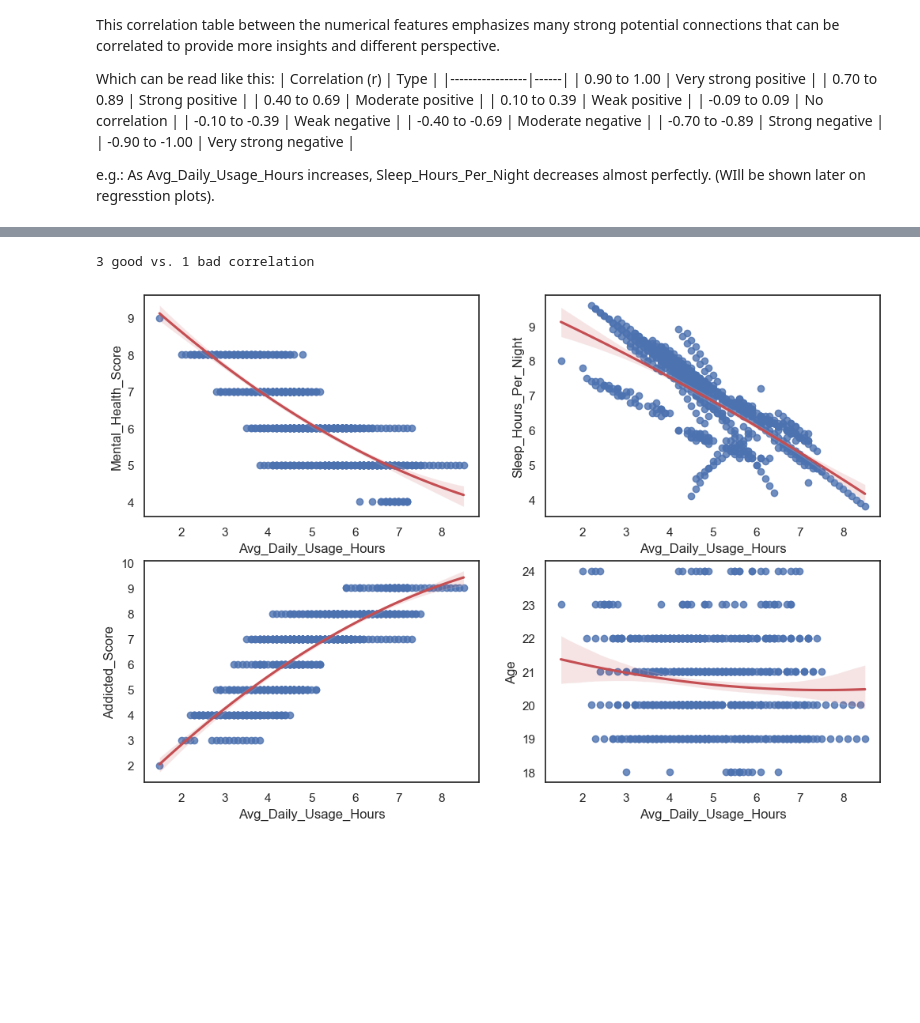
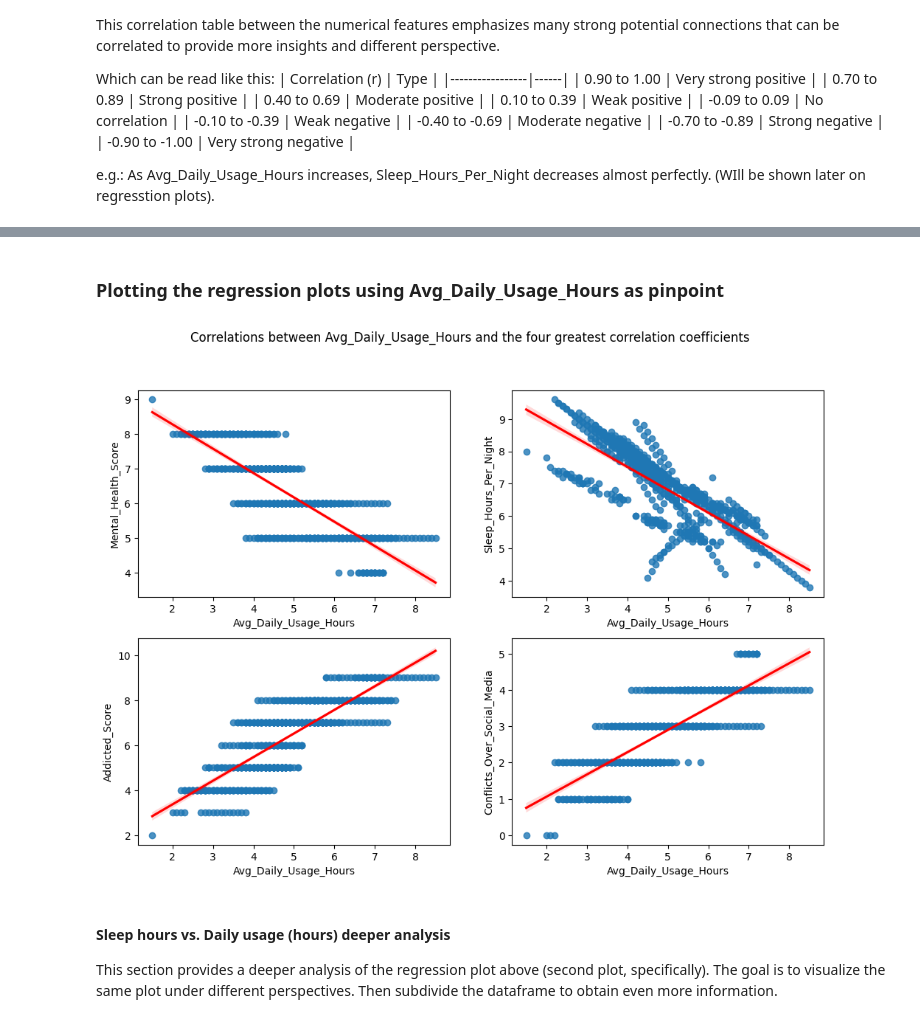
Before and after one commit to Andradev101/pause-student-social-media-addiction-eda, a Jupyter notebook: notebooks/eda.ipynb, the cells around one changed output, grey strips where cells are left out. Saved outputs shown, nothing was run; the diff lists cells and outputs as text; code cells hidden in the pictures; blank space fills up the shorter version.

Commit message:
restructured notebook for easier read | still working on bivariate analysis

```diff
--- a/notebooks/eda.ipynb
+++ b/notebooks/eda.ipynb
@@ -269,41 +278,47 @@ How does Avg_Daily_Usage_Hours correlates with other numerical features?
+# %% [markdown]
+### Plotting the regression plots using Avg_Daily_Usage_Hours as pinpoint
 # %%
-print('3 good vs. 1 bad correlation')
 fig, axes = plt.subplots(2, 2, figsize=(12,8))
 ax0 = sns.regplot(
     data=df,
     x='Avg_Daily_Usage_Hours',
     y='Mental_Health_Score',
-    order=2,
+    order=1,
     ax=axes[0][0],
     line_kws=dict(color="r")
 )
 ax1 = sns.regplot(
     data=df,
     x='Avg_Daily_Usage_Hours',
     y='Sleep_Hours_Per_Night',
-    order=2,
+    order=1,
     ax=axes[0][1],
     line_kws=dict(color="r")
 )
 ax2 = sns.regplot(
     data=df,
     x='Avg_Daily_Usage_Hours',
     y='Addicted_Score',
-    order=2,
+    order=1,
     ax=axes[1][0],
     line_kws=dict(color="r")
 )
 
 ax2 = sns.regplot(
     data=df,
     x='Avg_Daily_Usage_Hours',
-    y='Age',
-    order=2,
+    y='Conflicts_Over_Social_Media',
+    order=1,
     ax=axes[1][1],
     line_kws=dict(color="r")
 )
+plt.suptitle("Correlations between Avg_Daily_Usage_Hours and the four greatest correlation coefficients")
+
 plt.show()
 # %% [output]
-3 good vs. 1 bad correlation
-[figure, old version]
+[figure, new version]
+# %% [markdown]
+#### Sleep hours vs. Daily usage (hours) deeper analysis
+
+This section provides a deeper analysis of the regression plot above (second plot, specifically). The goal is to visualize the same plot under different perspectives. Then subdivide the dataframe to obtain even more information.
 # %%
```
Also changed, not shown: parts of 20 cells of this notebook.
